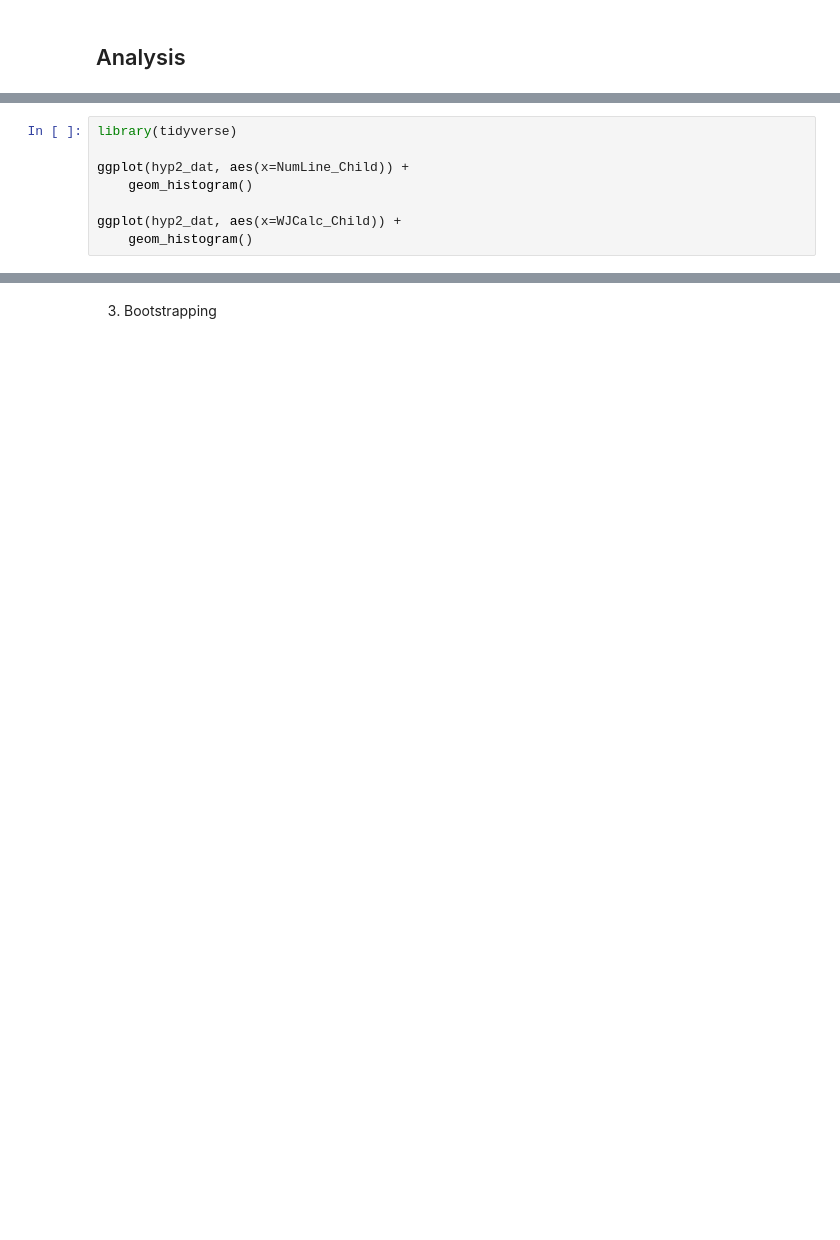
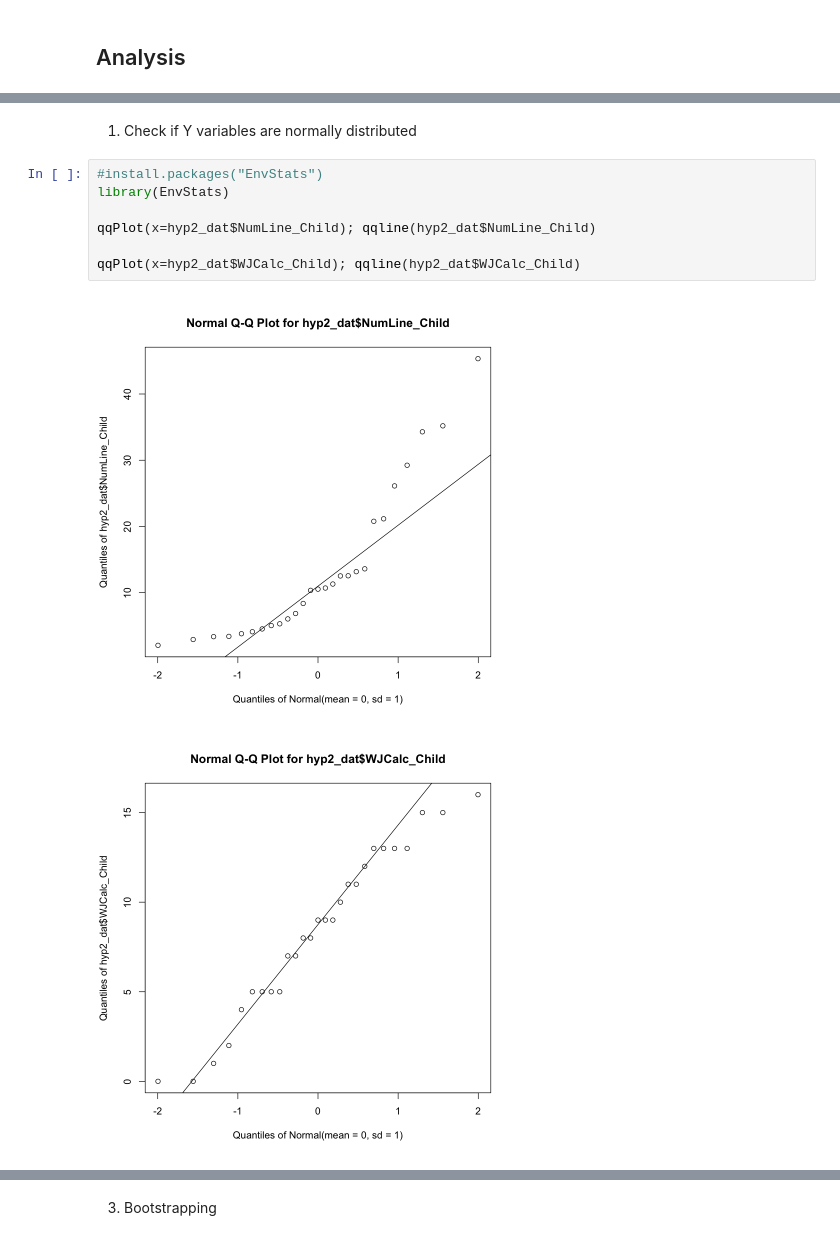
Before and after one commit to ckaicher/Kaicher_DSPN_S23, a Jupyter notebook: Kaicher_DSPN_S23_FinalProject.ipynb, the cells around one changed output, grey strips where cells are left out. Drawn from its saved outputs; the diff is of its cells as text; blank space fills up the shorter version.

```diff
--- a/Kaicher_DSPN_S23_FinalProject.ipynb
+++ b/Kaicher_DSPN_S23_FinalProject.ipynb
@@ -97,8 +143,12 @@ head(dat)
+# %% [markdown]
+1. Check if Y variables are normally distributed
 # %%
-library(tidyverse)
+#install.packages("EnvStats")
+library(EnvStats)
 
-ggplot(hyp2_dat, aes(x=NumLine_Child)) +
-    geom_histogram()
+qqPlot(x=hyp2_dat$NumLine_Child); qqline(hyp2_dat$NumLine_Child)
 
-ggplot(hyp2_dat, aes(x=WJCalc_Child)) +
-    geom_histogram()
+qqPlot(x=hyp2_dat$WJCalc_Child); qqline(hyp2_dat$WJCalc_Child)
+# %% [output]
+[figure, added]
+[figure, added]
```
Also changed, not shown: parts of 31 cells of this notebook.
